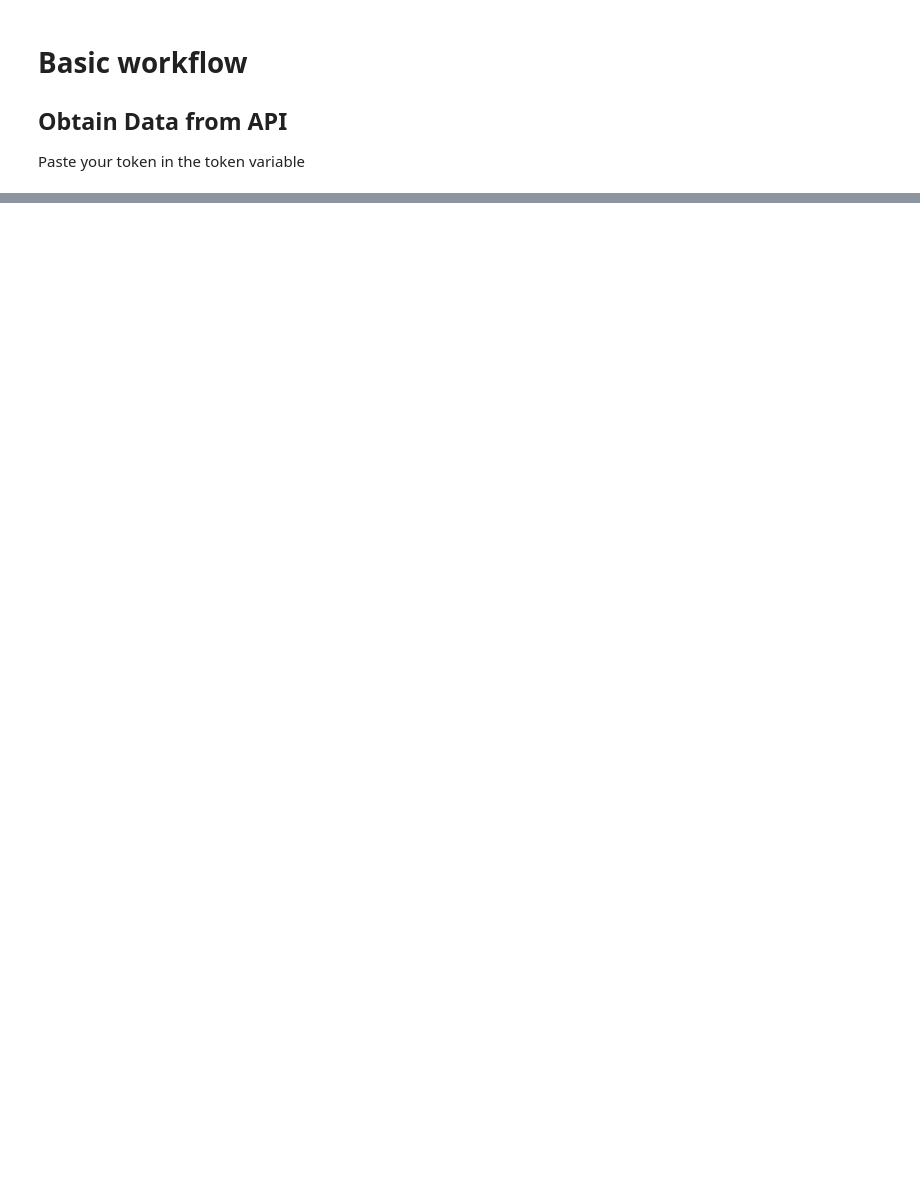
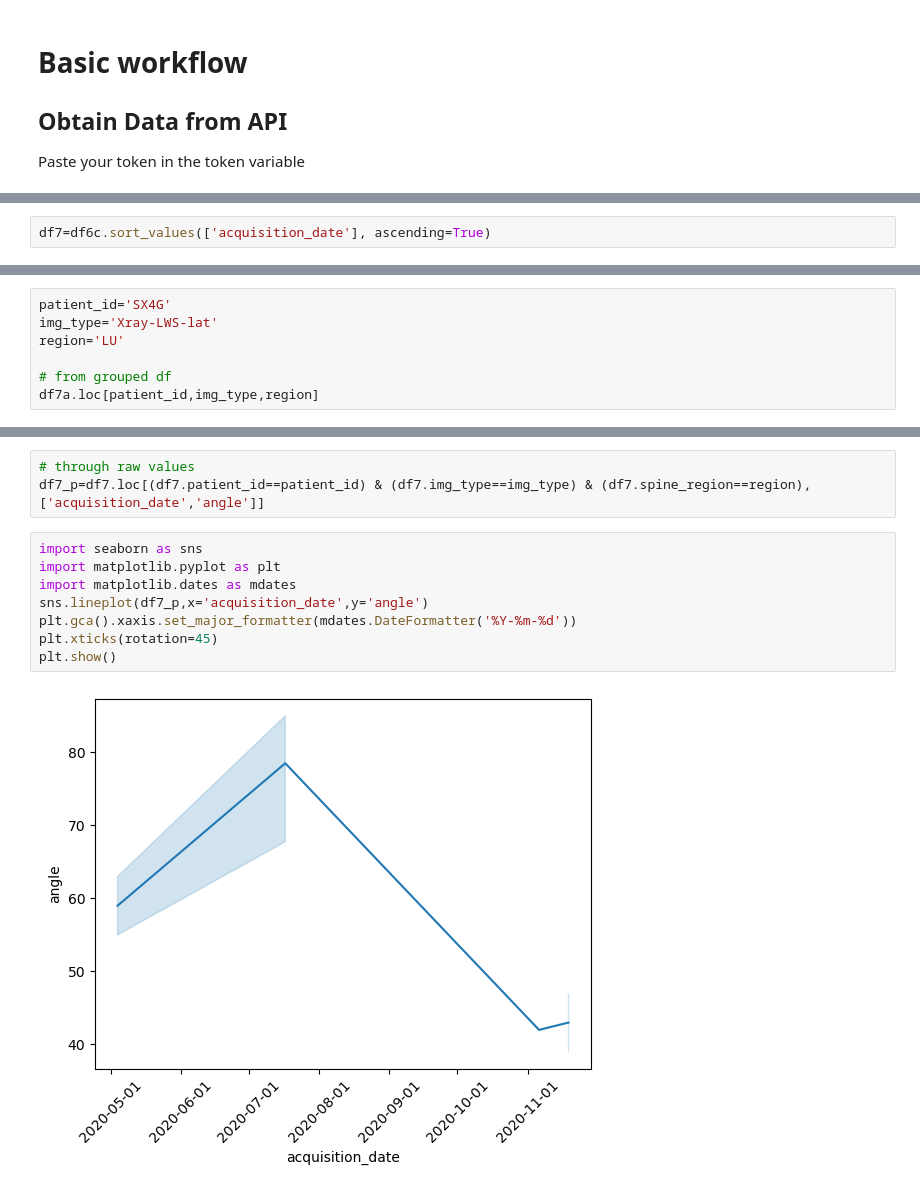
Before and after one commit to bernspe/XrayStats, a Jupyter notebook: comparing_angles.ipynb, the cells around one changed output, grey strips where cells are left out. Saved outputs shown, nothing was run; the diff lists cells and outputs as text; blank space fills up the shorter version.

```diff
--- a/comparing_angles.ipynb
+++ b/comparing_angles.ipynb
@@ -88,0 +194,2 @@ df6c.groupby(['id','cobbType','spine_region']).agg({'angle':['mean','count','std
+# %%
+df7=df6c.sort_values(['acquisition_date'], ascending=True)
@@ -88,0 +200,7 @@ df6c.groupby(['id','cobbType','spine_region']).agg({'angle':['mean','count','std
+# %%
+patient_id='SX4G'
+img_type='Xray-LWS-lat'
+region='LU'
+
+# from grouped df
+df7a.loc[patient_id,img_type,region]
@@ -88,0 +218,13 @@ df6c.groupby(['id','cobbType','spine_region']).agg({'angle':['mean','count','std
+# %%
+# through raw values
+df7_p=df7.loc[(df7.patient_id==patient_id) & (df7.img_type==img_type) & (df7.spine_region==region),['acquisition_date','angle']]
+# %%
+import seaborn as sns
+import matplotlib.pyplot as plt
+import matplotlib.dates as mdates
+sns.lineplot(df7_p,x='acquisition_date',y='angle')
+plt.gca().xaxis.set_major_formatter(mdates.DateFormatter('%Y-%m-%d'))
+plt.xticks(rotation=45)
+plt.show()
+# %% [output]
+[figure, added]
```
Also changed, not shown: parts of 24 cells of this notebook, 18 other files.
